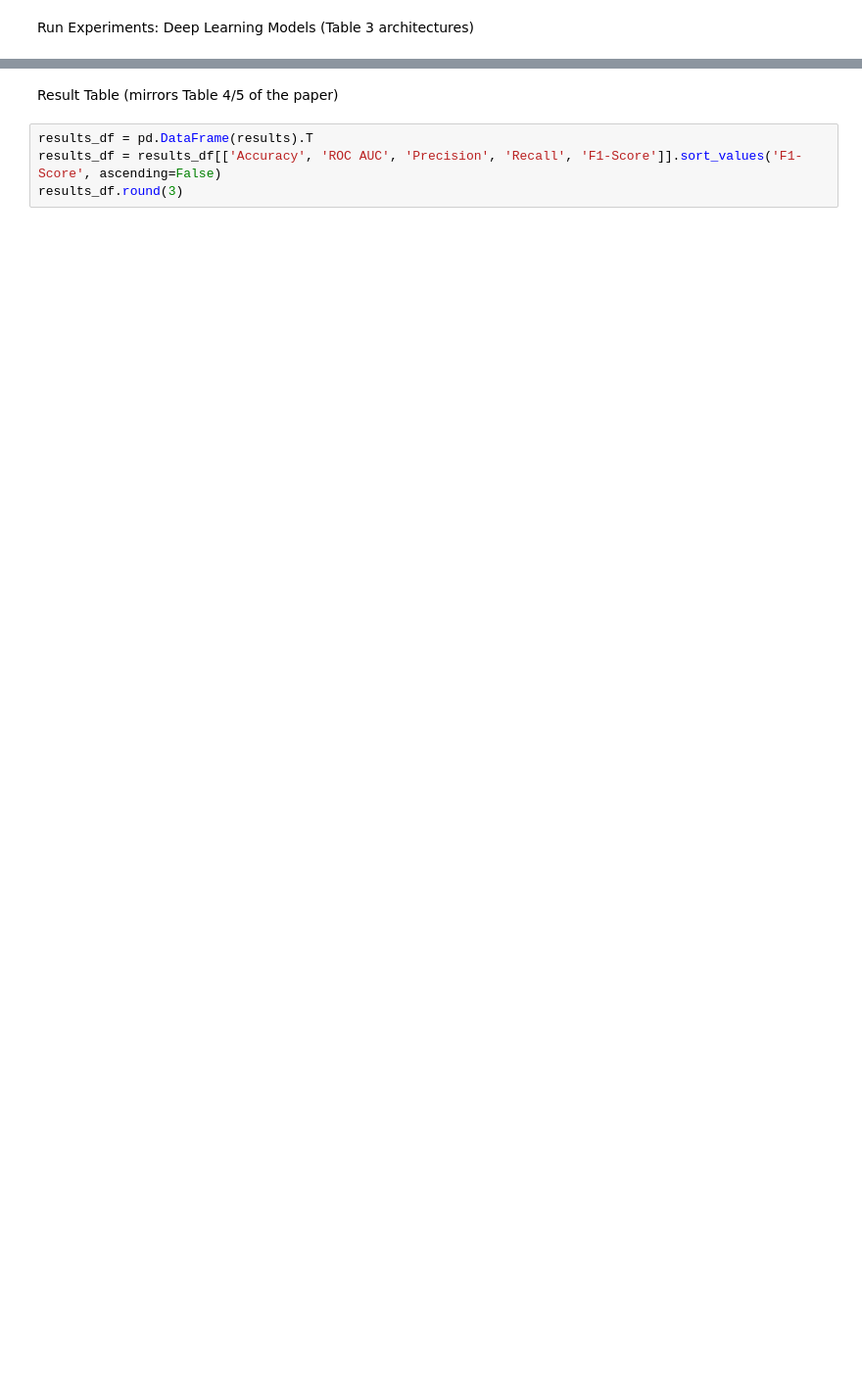
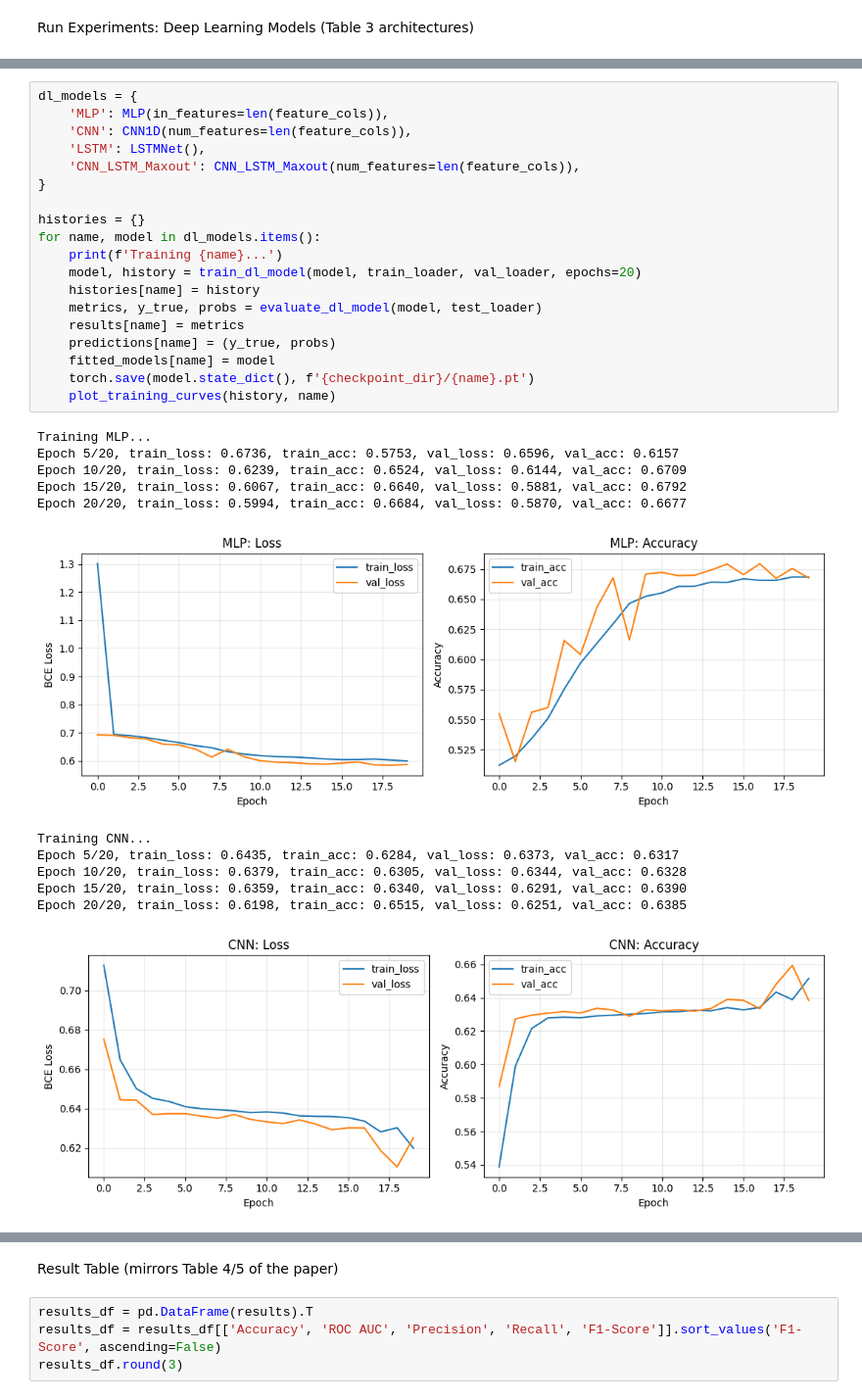
Before and after one commit to VuNgoHust123/PAPER_THANH, a Jupyter notebook: Cart_Abandonment_REES46.ipynb, the cells around one changed output, grey strips where cells are left out. Shown at 98% size. Drawn from its saved outputs; the diff is of its cells as text; blank space fills up the shorter version.

```diff
--- a/Cart_Abandonment_REES46.ipynb
+++ b/Cart_Abandonment_REES46.ipynb
@@ -450,0 +480,32 @@ Epoch 20/20, loss: 0.5454
+# %%
+dl_models = {
+    'MLP': MLP(in_features=len(feature_cols)),
+    'CNN': CNN1D(num_features=len(feature_cols)),
+    'LSTM': LSTMNet(),
+    'CNN_LSTM_Maxout': CNN_LSTM_Maxout(num_features=len(feature_cols)),
+}
+
+histories = {}
+for name, model in dl_models.items():
+    print(f'Training {name}...')
+    model, history = train_dl_model(model, train_loader, val_loader, epochs=20)
+    histories[name] = history
+    metrics, y_true, probs = evaluate_dl_model(model, test_loader)
+    results[name] = metrics
+    predictions[name] = (y_true, probs)
+    fitted_models[name] = model
+    torch.save(model.state_dict(), f'{checkpoint_dir}/{name}.pt')
+    plot_training_curves(history, name)
+# %% [output]
+Training MLP...
+Epoch 5/20, train_loss: 0.6736, train_acc: 0.5753, val_loss: 0.6596, val_acc: 0.6157
+Epoch 10/20, train_loss: 0.6239, train_acc: 0.6524, val_loss: 0.6144, val_acc: 0.6709
+Epoch 15/20, train_loss: 0.6067, train_acc: 0.6640, val_loss: 0.5881, val_acc: 0.6792
+Epoch 20/20, train_loss: 0.5994, train_acc: 0.6684, val_loss: 0.5870, val_acc: 0.6677
+[figure, added]
+Training CNN...
+Epoch 5/20, train_loss: 0.6435, train_acc: 0.6284, val_loss: 0.6373, val_acc: 0.6317
+Epoch 10/20, train_loss: 0.6379, train_acc: 0.6305, val_loss: 0.6344, val_acc: 0.6328
+Epoch 15/20, train_loss: 0.6359, train_acc: 0.6340, val_loss: 0.6291, val_acc: 0.6390
+Epoch 20/20, train_loss: 0.6198, train_acc: 0.6515, val_loss: 0.6251, val_acc: 0.6385
+[figure, added]
```
Also changed, not shown: parts of 23 cells of this notebook, 17 other files.
